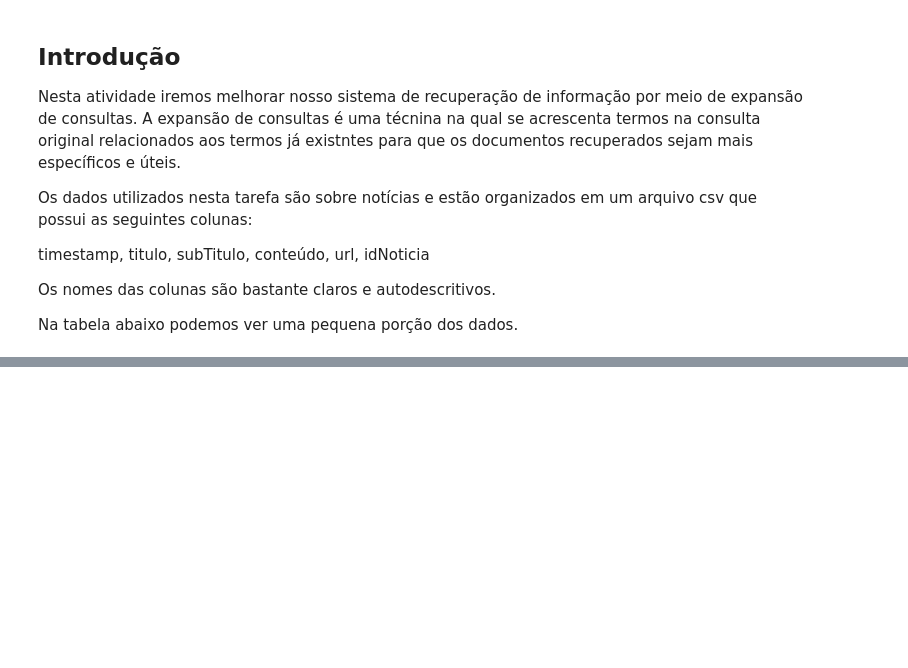
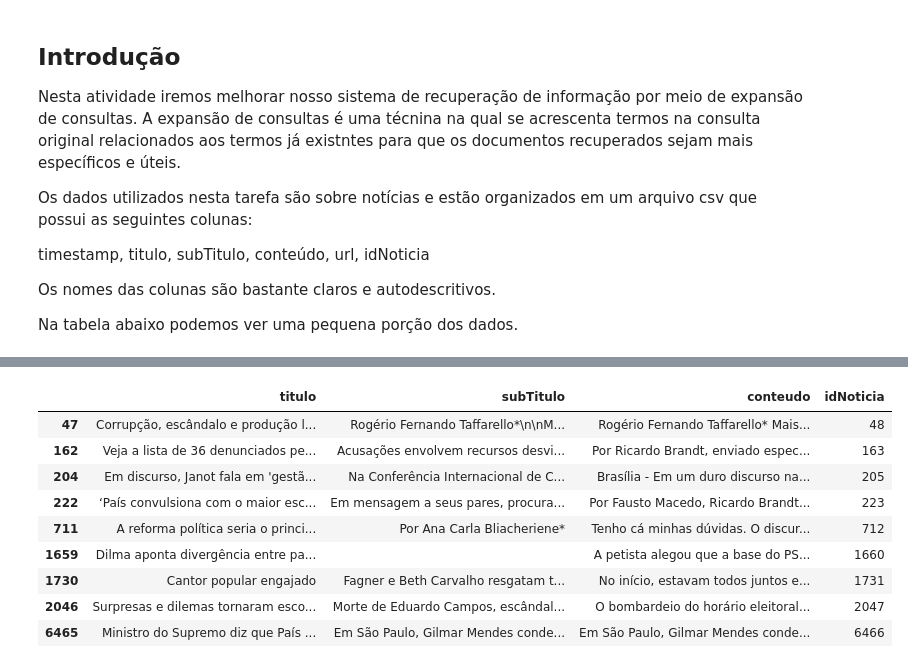
Before and after one commit to fonluiz/SRI, a Jupyter notebook: mini-project-2/Expansão de Consultas.ipynb, the cells around one changed output, grey strips where cells are left out. Saved outputs shown, nothing was run; the diff lists cells and outputs as text; code cells hidden in the pictures; blank space fills up the shorter version.

```diff
--- a/mini-project-2/Expansão de Consultas.ipynb
+++ b/mini-project-2/Expansão de Consultas.ipynb
@@ -62,0 +290,13 @@ dtype: object
+# %%
+expanded_df
+# %% [output]
+|  | titulo | subTitulo | conteudo | idNoticia |
+| 47 | Corrupção, escândalo e produção l... | Rogério Fernando Taffarello*\n\nM... | Rogério Fernando Taffarello* Mais... | 48 |
+| 162 | Veja a lista de 36 denunciados pe... | Acusações envolvem recursos desvi... | Por Ricardo Brandt, enviado espec... | 163 |
+| 204 | Em discurso, Janot fala em 'gestã... | Na Conferência Internacional de C... | Brasília - Em um duro discurso na... | 205 |
+| 222 | ‘País convulsiona com o maior esc... | Em mensagem a seus pares, procura... | Por Fausto Macedo, Ricardo Brandt... | 223 |
+| 711 | A reforma política seria o princi... | Por Ana Carla Bliacheriene* | Tenho cá minhas dúvidas. O discur... | 712 |
+| 1659 | Dilma aponta divergência entre pa... |  | A petista alegou que a base do PS... | 1660 |
+| 1730 | Cantor popular engajado | Fagner e Beth Carvalho resgatam t... | No início, estavam todos juntos e... | 1731 |
+| 2046 | Surpresas e dilemas tornaram esco... | Morte de Eduardo Campos, escândal... | O bombardeio do horário eleitoral... | 2047 |
+| 6465 | Ministro do Supremo diz que País ... | Em São Paulo, Gilmar Mendes conde... | Em São Paulo, Gilmar Mendes conde... | 6466 |
```
Also changed, not shown: parts of 22 cells of this notebook.
